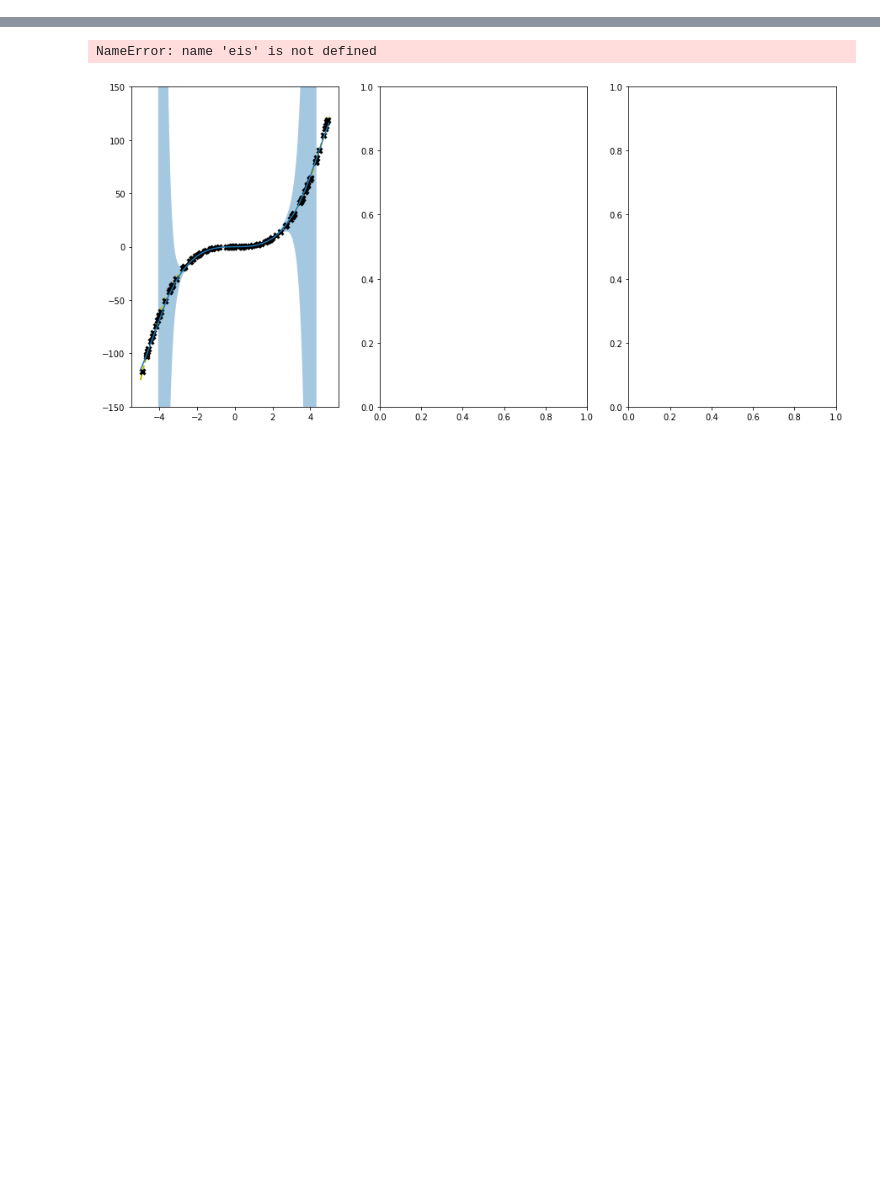
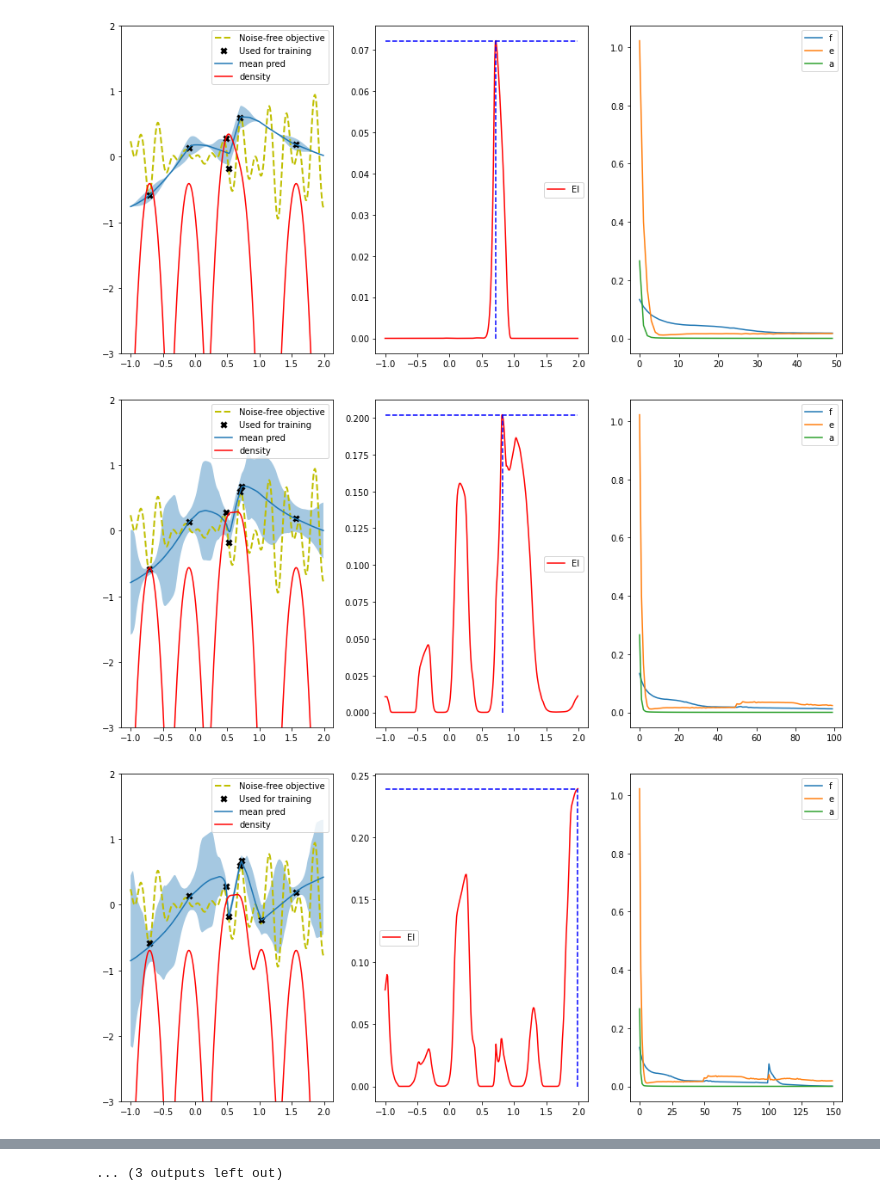
Before and after one commit to MJ10/DEUP, a Jupyter notebook: notebooks/bayesian_optimization.ipynb, the cells around one changed output, grey strips where cells are left out. Cells and saved outputs as stored; diff of their text form; code cells hidden in the pictures; blank space fills up the shorter version.

```diff
--- a/notebooks/bayesian_optimization.ipynb
+++ b/notebooks/bayesian_optimization.ipynb
@@ -103,17 +102,17 @@ def optimize(model_name, X_init, Y_init, plot=False, n_steps=5, epochs=15, **kwa
             raise Exception('Not sure this would work !')
 
 
-#         EI = ExpectedImprovement(model, full_train_Y.max().item())
+        EI = ExpectedImprovement(model, full_train_Y.max().item())
 
-#         eis = EI(X.unsqueeze(1)).detach()
-#         max_ei, argmax_ei = torch.max(eis, 0)
-#         xmax = X[argmax_ei].item()
-#         max_ei = max_ei.item()
+        eis = EI(X.unsqueeze(1)).detach()
+        max_ei, argmax_ei = torch.max(eis, 0)
+        xmax = X[argmax_ei].item()
+        max_ei = max_ei.item()
 
-#         bounds_t = torch.FloatTensor([[bounds[0]], [bounds[1]]])
-#         candidate, acq_value = optimize_acqf(
-#             EI, bounds=bounds_t, q=1, num_restarts=5, raw_samples=50,
-#         )
+        bounds_t = torch.FloatTensor([[bounds[0]], [bounds[1]]])
+        candidate, acq_value = optimize_acqf(
+            EI, bounds=bounds_t, q=1, num_restarts=5, raw_samples=50,
+        )
         if plot:
             fig, (ax1, ax2, ax3) = plt.subplots(1, 3, figsize=(15, 7))
             # Plot optimization objective with noise level
@@ -130,7 +129,7 @@ def optimize(model_name, X_init, Y_init, plot=False, n_steps=5, epochs=15, **kwa
             if isinstance(model, EpistemicPredictor):
                 ax1.plot(X, model.density_estimator.score_samples(X), 'r-', label='density')
 
-            ax1.set_ylim(-150, 150)
+            ax1.set_ylim(-3, 2)
 
             ax2.plot(X, eis, 'r-', label='EI')
             ax2.plot(X, [max_ei] * len(X), 'b--')
@@ -156,24 +155,27 @@ def optimize(model_name, X_init, Y_init, plot=False, n_steps=5, epochs=15, **kwa
 # %%
 # SETTING THESE 3 SEEDS ENSURES DETERMINISTIC RESULTS
 # GP IS DETERMINISTIC given X_init and Y_init
 dropout_prob = 0.5
 
 # density_estimator = FixedKernelDensityEstimator('exponential', 0.05)
 #torch.manual_seed(8)
 networks = {'a_predictor': create_network(1, 1, 64, 'tanh', True),
             'e_predictor': create_network(2, 1, 64, 'relu', True),
-            'f_predictor': create_network(1, 1, 64, 'relu', False, evidential_reg=True)
+            'f_predictor': create_network(1, 1, 64, 'relu', False)
             }
 
 optimizers = {'a_optimizer': create_optimizer(networks['a_predictor'], 1e-3),
               'e_optimizer': create_optimizer(networks['e_predictor'], 1e-3),
-              'f_optimizer': create_optimizer(networks['f_predictor'], 5e-4)
+              'f_optimizer': create_optimizer(networks['f_predictor'], 1e-3)
               }
 
-X_init = (bounds[1] - bounds[0]) * torch.rand(100, 1) + bounds[0]
+X_init = (bounds[1] - bounds[0]) * torch.rand(6, 1) + bounds[0]
 Y_init = f(X_init)
 
-_,_ = optimize(EvidentialRegression, X_init, Y_init, plot=True, n_steps=15, networks=networks, optimizers=optimizers,
-    split_seed=1, dataloader_seed=2, iid_ratio=5, epochs=100, retrain=False)
+_,_ = optimize(EpistemicPredictor, X_init, Y_init, plot=True, n_steps=15, networks=networks, optimizers=optimizers,
+    split_seed=1, dataloader_seed=2, iid_ratio=5, epochs=50, retrain=False)
 # optimize(SingleTaskGP, X_init, Y_init, plot=True, n_steps=25)
 # %% [output]
+[figure, new version]
+[figure, added]
+[figure, added]
@@ -180,5 +191,4 @@ _,_ = optimize(EvidentialRegression, X_init, Y_init, plot=True, n_steps=15, netw
-NameError: name 'eis' is not defined
+... (3 outputs left out)
-[figure, old version]
 # %%
 # Simple comparison of EP and GP !!
 
```
Also changed, not shown: parts of 7 cells of this notebook, 2 other files.
